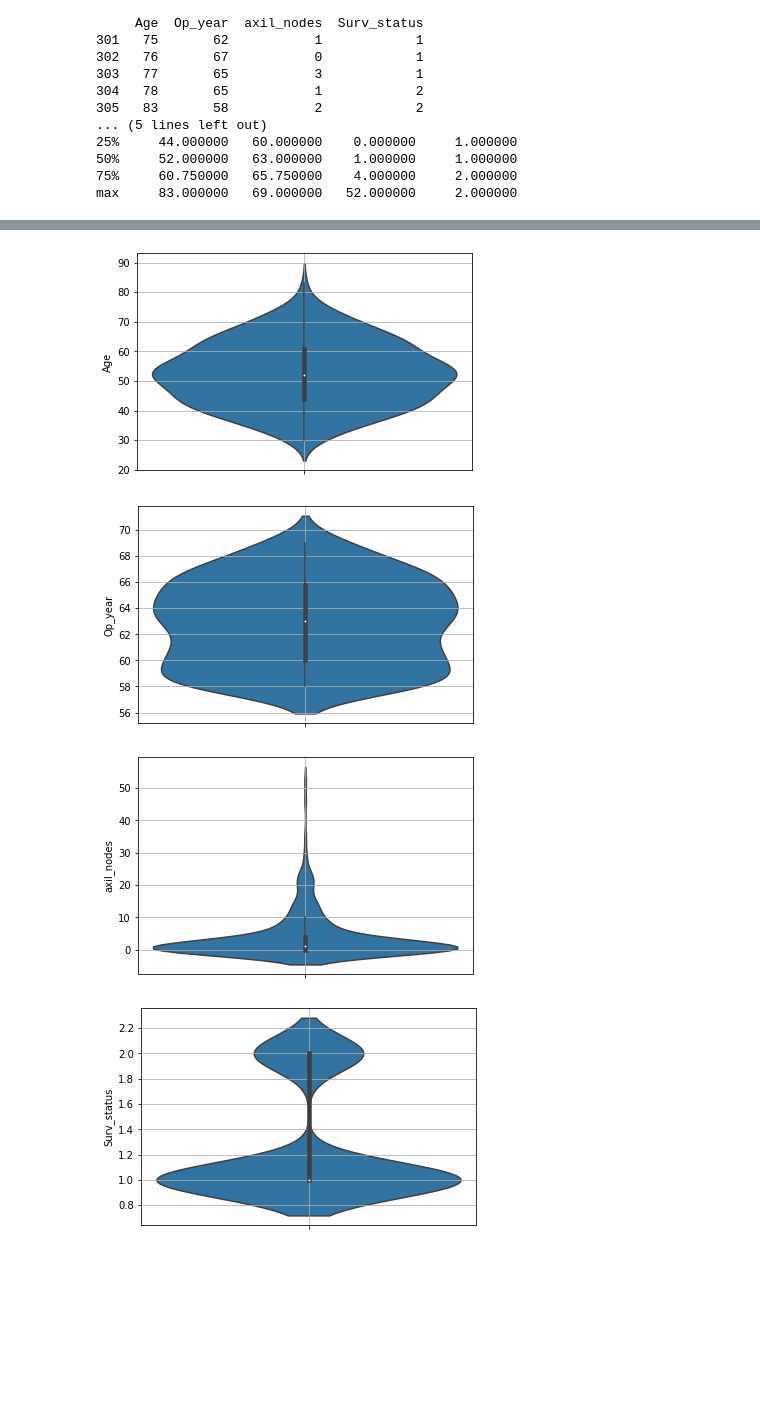
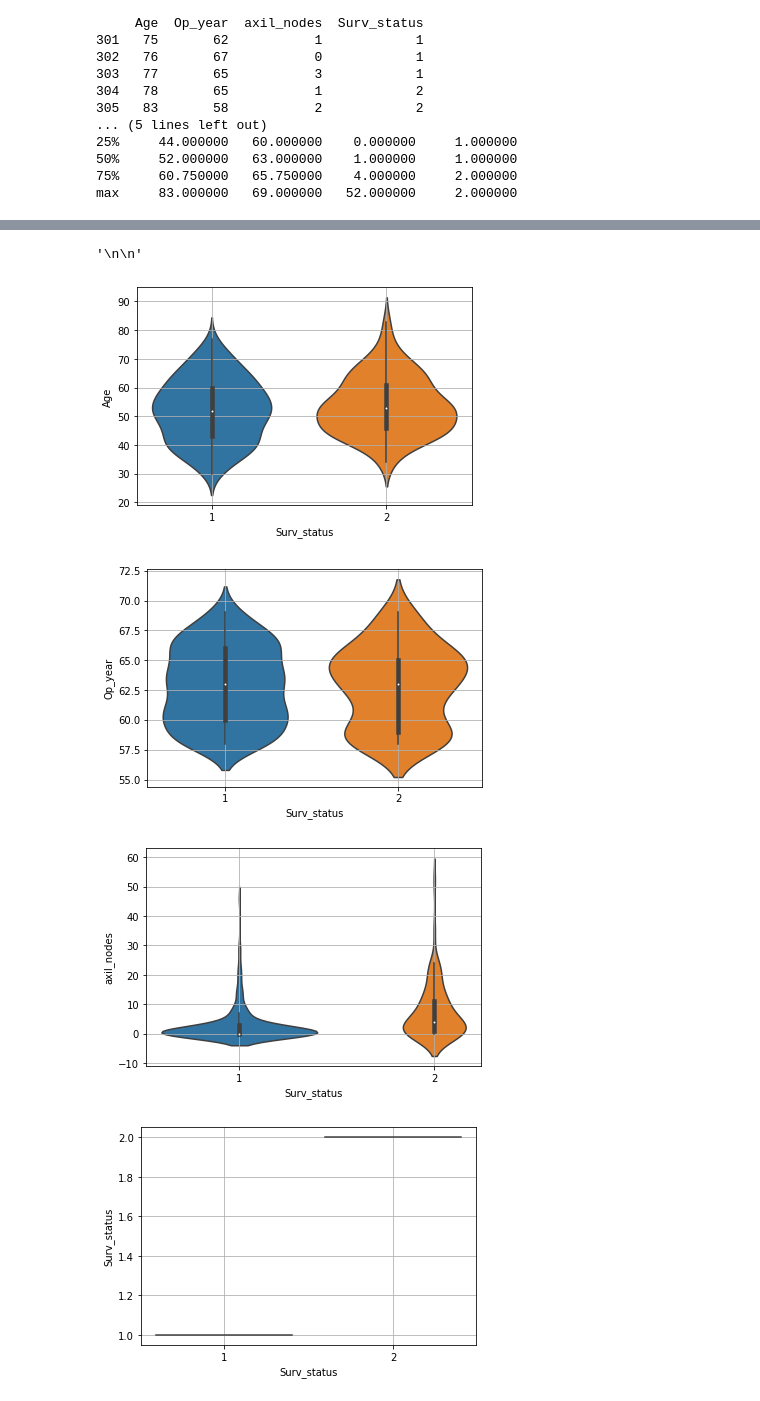
Before and after one commit to Nikheel001/AI-ML-datamining, a Jupyter notebook: habermans-survival-data-set/univeriate analysis.ipynb, the cells around one changed output, grey strips where cells are left out. Drawn from its saved outputs; the diff is of its cells as text; code cells hidden in the pictures; blank space fills up the shorter version.

```diff
--- a/habermans-survival-data-set/univeriate analysis.ipynb
+++ b/habermans-survival-data-set/univeriate analysis.ipynb
@@ -72,8 +72,9 @@ for j,i in enumerate(cs.columns):
 
 # print(cs.columns)
 for j,i in enumerate(cs.columns):
-    sns.FacetGrid(cs, hue=i, height=5).map(sns.histplot, i).add_legend()
-#     sns.FacetGrid(cs, hue=i, height=5).map(sns.histplot, i)
+    # sns.FacetGrid(cs, hue=i, height=5).map(sns.histplot, i).add_legend()
+    sns.FacetGrid(cs, hue='Surv_status', height=5).map(sns.histplot, i).add_legend()
+    # sns.FacetGrid(cs, hue=i, height=5).map(sns.histplot, i)
     pyplot.figure(j)
 
 '''
@@ -97,7 +98,8 @@ from matplotlib import pyplot
 
 for j,i in enumerate(cs.columns):
     pyplot.figure(j)
-    sns.boxplot(data =cs, x=None, y=i)
+    # sns.boxplot(data =cs, x=None, y=i)
+    sns.boxplot(data =cs, x='Surv_status', y=i)
     pyplot.grid()
     pyplot.plot()
 
@@ -112,19 +115,21 @@ axilnode count deviates too far from median value
 # %%
 #violinplot
 
 from matplotlib import pyplot
 
 for j,i in enumerate(cs.columns):
     pyplot.figure(j)
-    sns.violinplot(data = cs, x=None, y=i, size=5)
+    # sns.violinplot(data = cs, x=None, y=i, size=5)
+    sns.violinplot(data = cs, x='Surv_status', y=i, size=5)
     pyplot.grid()
     pyplot.plot()
 
 '''
-
+most of the patient has survived more thant 5 years if axil node count is ~0
 '''
 # %% [output]
+'\n\n'
-[figure, old version]
+[figure, new version]
-[figure, old version]
+[figure, new version]
-[figure, old version]
+[figure, new version]
-[figure, old version]
+[figure, new version]
```
Also changed, not shown: parts of 2 cells of this notebook, 6 other files.
